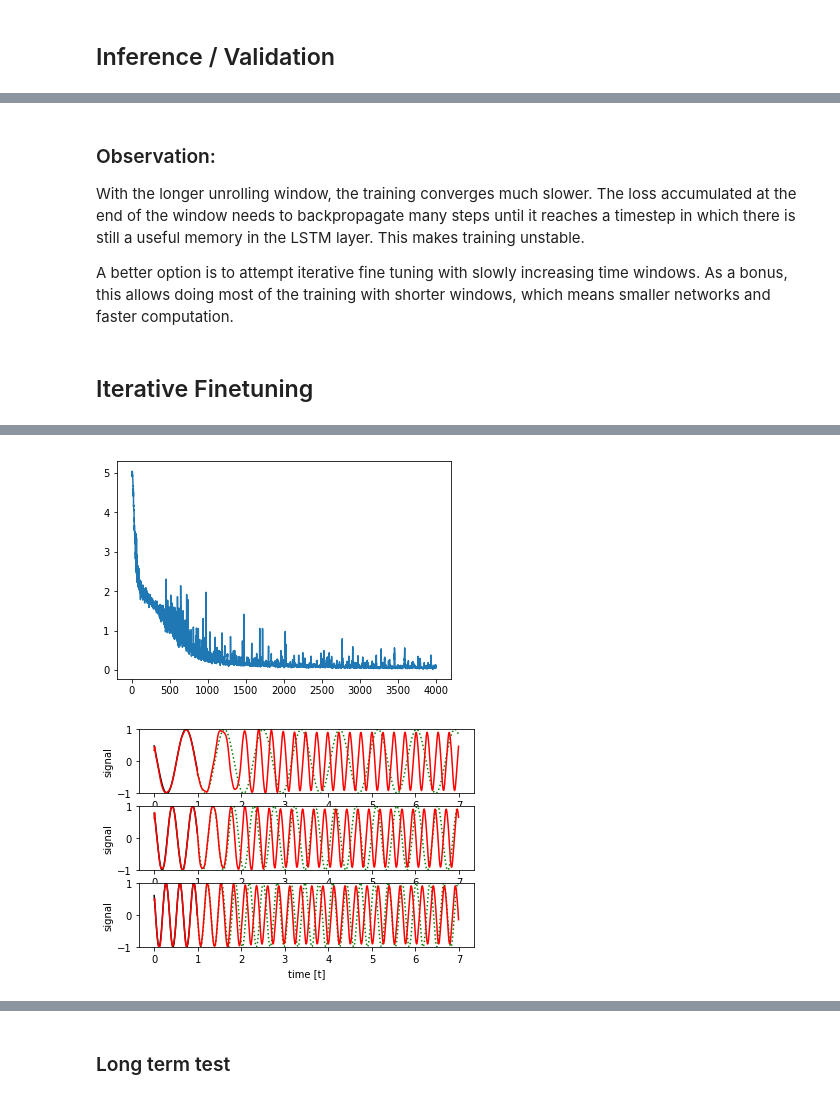
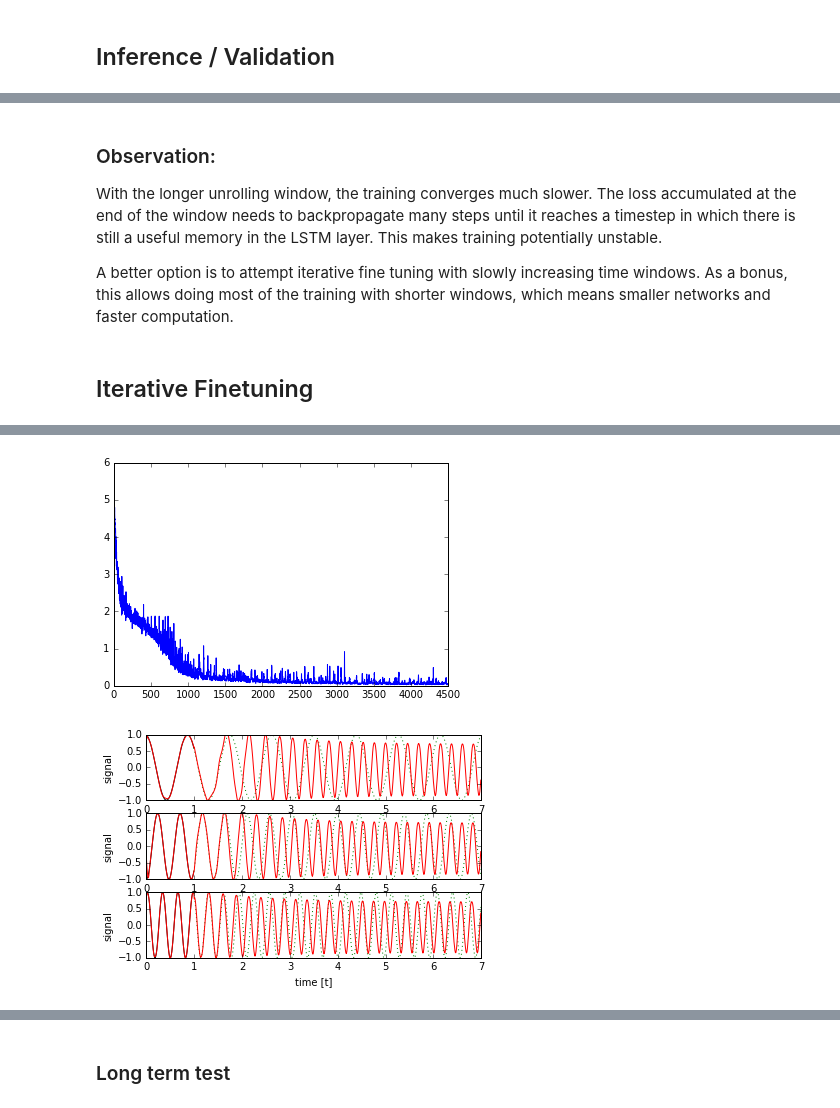
Before and after one commit to CorvusCorax/Caffe-LSTM-Mini-Tutorial, a Jupyter notebook: LSTM Demo.ipynb, the cells around one changed output, grey strips where cells are left out. Saved outputs shown, nothing was run; the diff lists cells and outputs as text; code cells hidden in the pictures.

```diff
--- a/LSTM Demo.ipynb
+++ b/LSTM Demo.ipynb
@@ -16,7 +16,7 @@ import matplotlib.pyplot as plt
 %matplotlib inline
 
 # change this to use CPU/GPU acceleration
-USE_GPU = 1
+USE_GPU = 0
 
 if USE_GPU:
     GPU_ID = 0
@@ -82,7 +82,7 @@ n_outputs = 50 # predictions in future time
 batch_size = 20 # batch of data
 NO_INPUT_DATA = -2 # defined numeric value for network if no input data is available
 # Training Parameters
-n_train = 3000
+n_train = 4000
 n_display = 200
 n_adamAlpha = 0.002
 # %% [markdown]
@@ -415,6 +416,6 @@ test_net_iterative(net,3,600)
 # %% [markdown]
 ### Observation:
-With the longer unrolling window, the training converges much slower. The loss accumulated at the end of the window needs to backpropagate many steps until it reaches a timestep in which there is still a useful memory in the LSTM layer. This makes training unstable.
+With the longer unrolling window, the training converges much slower. The loss accumulated at the end of the window needs to backpropagate many steps until it reaches a timestep in which there is still a useful memory in the LSTM layer. This makes training potentially unstable.
 
 A better option is to attempt iterative fine tuning with slowly increasing time windows. As a bonus, this allows doing most of the training with shorter windows, which means smaller networks and faster computation.
 # %% [markdown]
@@ -422,7 +423,7 @@ A better option is to attempt iterative fine tuning with slowly increasing time
 # %%
 n_display = 400
 n_outputs = 50
-n_train = 4000
+n_train = 4500
 net_path = 'lstm_demo3_0_network.train.prototxt'
 solver_config_path = 'lstm_demo3_0_solver.prototxt'
 snapshot_prefix = 'lstm_demo3_0_snapshot'
@@ -454,4 +457,4 @@ step  3600 , loss =  0.042360853403806686 , avg loss =  0.098099594283849
-[figure, old version]
+[figure, new version]
-[figure, old version]
+[figure, new version]
 # %%
 n_outputs = 100
```
Also changed, not shown: parts of 13 cells of this notebook, 18 other files.
